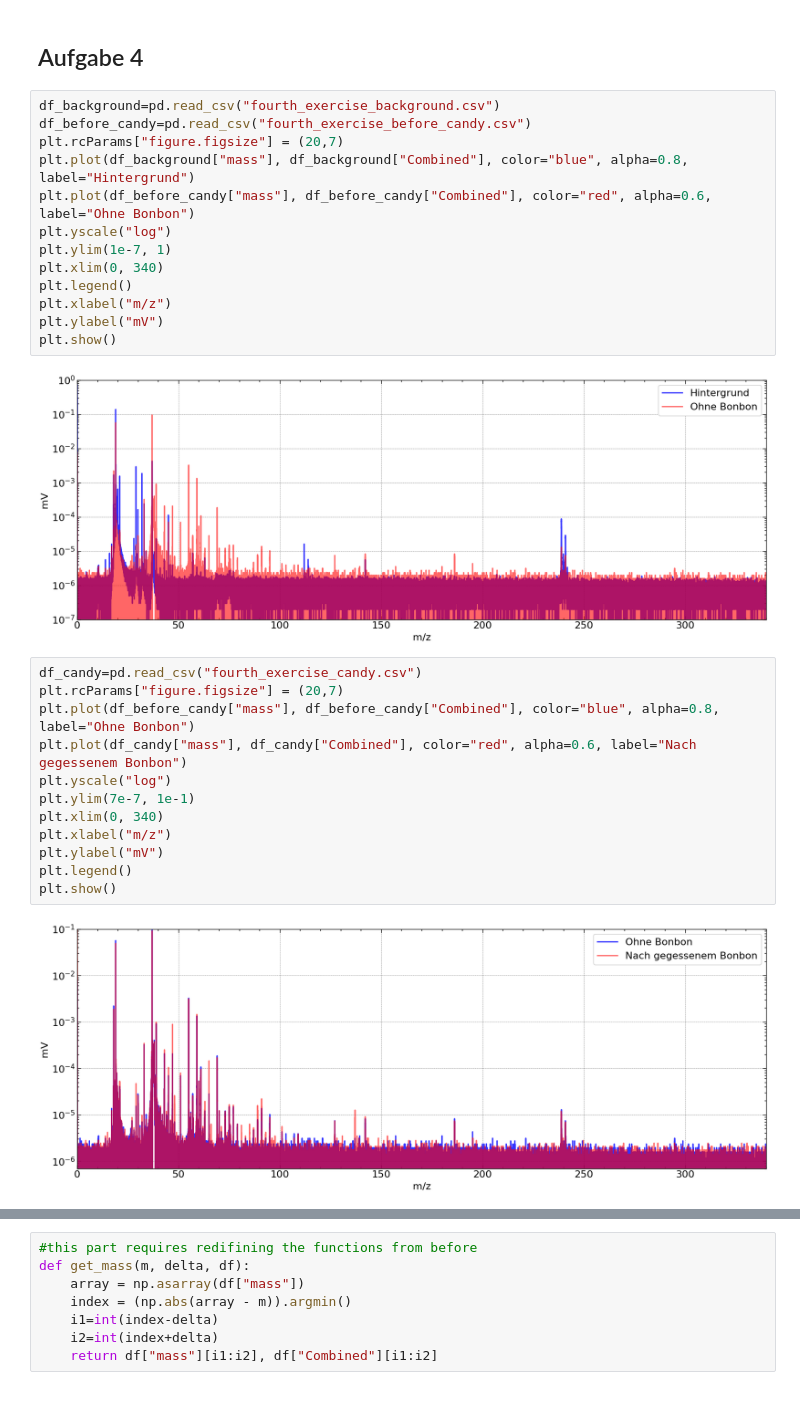
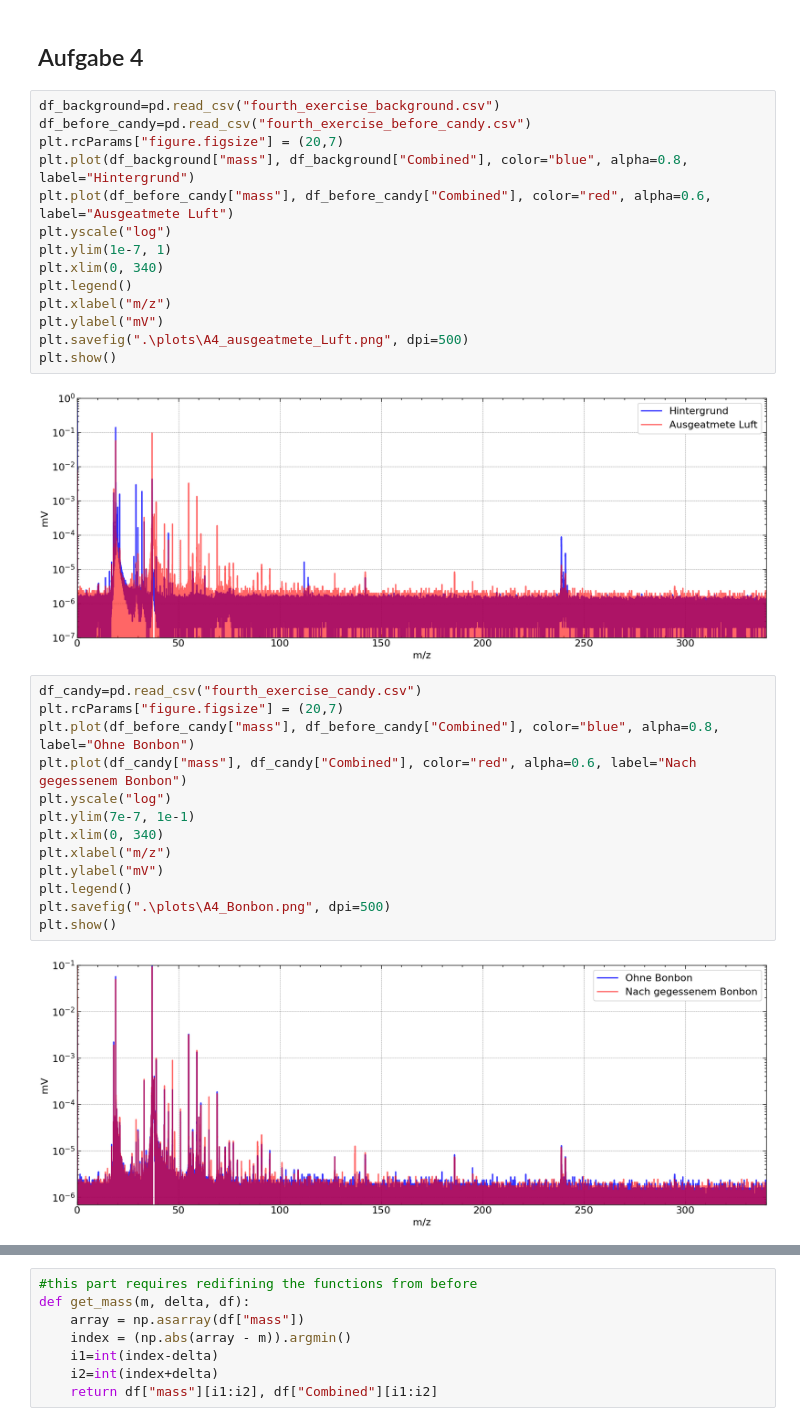
Before and after one commit to KemalOenen/advanced_labcourse, a Jupyter notebook: I002/data_analysis.ipynb, the cells around one changed output, grey strips where cells are left out. Cells and saved outputs as stored; diff of their text form.

```diff
--- a/I002/data_analysis.ipynb
+++ b/I002/data_analysis.ipynb
@@ -566,18 +569,19 @@ plt.show()
 # %%
 df_background=pd.read_csv("fourth_exercise_background.csv")
 df_before_candy=pd.read_csv("fourth_exercise_before_candy.csv")
 plt.rcParams["figure.figsize"] = (20,7)
 plt.plot(df_background["mass"], df_background["Combined"], color="blue", alpha=0.8, label="Hintergrund")
-plt.plot(df_before_candy["mass"], df_before_candy["Combined"], color="red", alpha=0.6, label="Ohne Bonbon")
+plt.plot(df_before_candy["mass"], df_before_candy["Combined"], color="red", alpha=0.6, label="Ausgeatmete Luft")
 plt.yscale("log")
 plt.ylim(1e-7, 1)
 plt.xlim(0, 340)
 plt.legend()
 plt.xlabel("m/z")
 plt.ylabel("mV")
+plt.savefig(".\plots\A4_ausgeatmete_Luft.png", dpi=500)
 plt.show()
 # %% [output]
-[figure, old version]
+[figure, new version]
 # %%
 df_candy=pd.read_csv("fourth_exercise_candy.csv")
 plt.rcParams["figure.figsize"] = (20,7)
@@ -589,6 +593,7 @@ plt.xlim(0, 340)
 plt.xlabel("m/z")
 plt.ylabel("mV")
 plt.legend()
+plt.savefig(".\plots\A4_Bonbon.png", dpi=500)
 plt.show()
 # %% [output]
 [figure]
```
Also changed, not shown: parts of 6 cells of this notebook, 11 other files.
